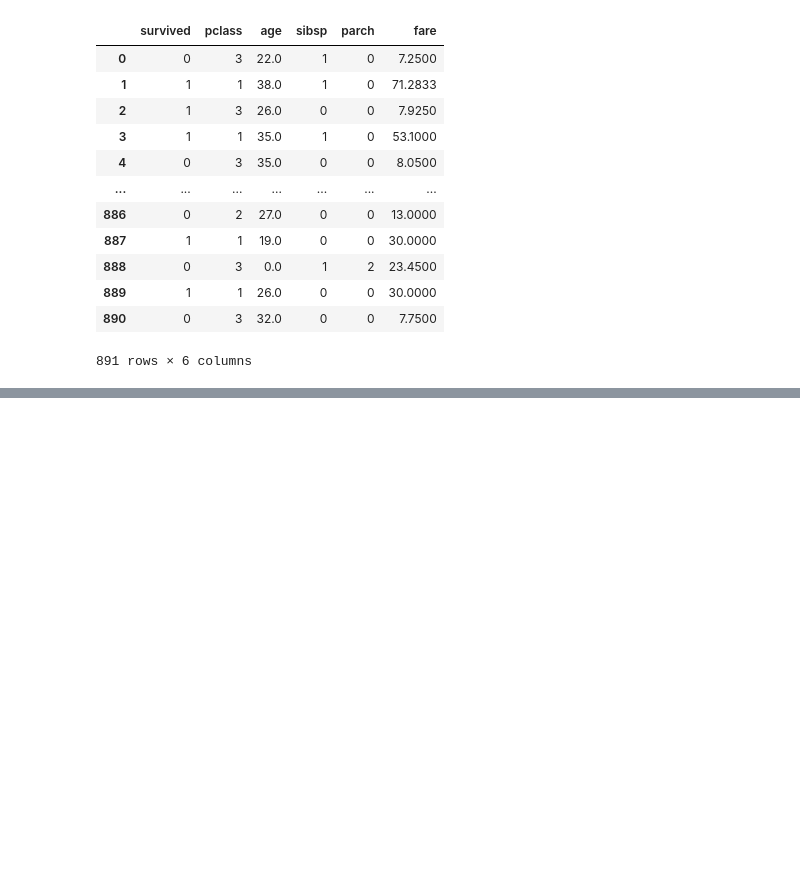
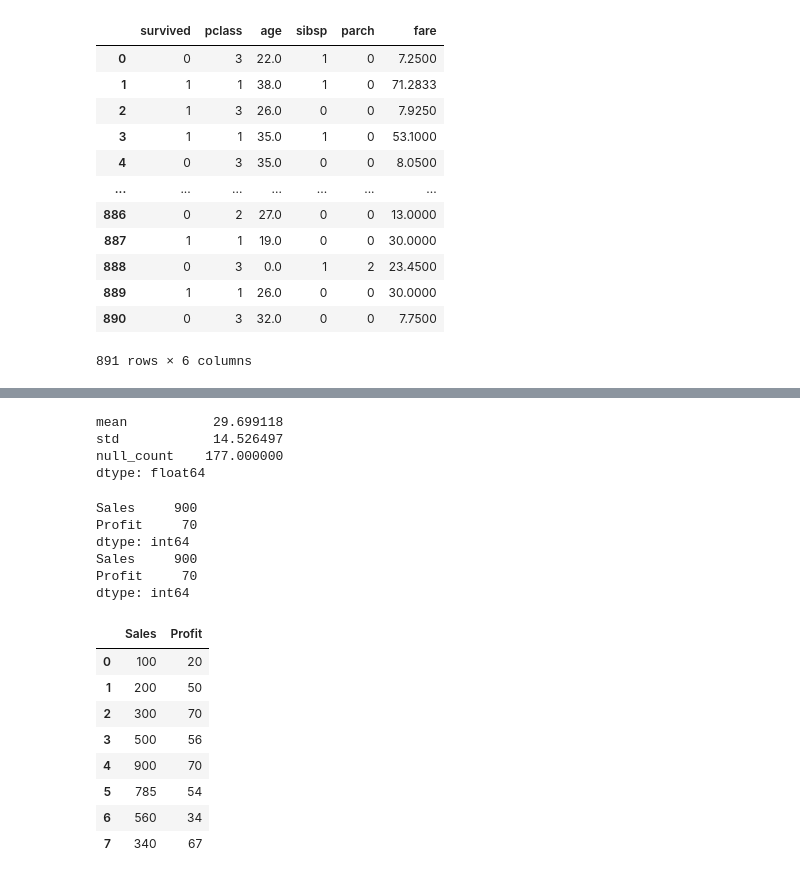
Before and after one commit to TeslimAdeyanju/studynote1-Python-for-Finance-Data-Science-My-Learning-Journey, a Jupyter notebook: 4-python-pandas/3-pandas_module_api/2-Pandas-DataFrame-User-Guide.ipynb, the cells around one changed output, grey strips where cells are left out. Cells and saved outputs as stored; diff of their text form; code cells hidden in the pictures; blank space fills up the shorter version.

```diff
--- a/4-python-pandas/3-pandas_module_api/2-Pandas-DataFrame-User-Guide.ipynb
+++ b/4-python-pandas/3-pandas_module_api/2-Pandas-DataFrame-User-Guide.ipynb
@@ -740,0 +854,35 @@ numeric_df
+# %%
+column_summary(df['age'])
+# %% [output]
+mean           29.699118
+std            14.526497
+null_count    177.000000
+dtype: float64
+# %%
+import pandas as pd
+df = pd.DataFrame({
+    'Sales': [100, 200, 300, 500, 900, 785, 560, 340],
+    'Profit': [20, 50, 70,56,70,54,34,67]
+})
+
+result = df.apply(max, axis=0)  # column-wise
+print(result)
+# %% [output]
+Sales     900
+Profit     70
+dtype: int64
+Sales     900
+Profit     70
+dtype: int64
+# %%
+df
+# %% [output]
+|  | Sales | Profit |
+| 0 | 100 | 20 |
+| 1 | 200 | 50 |
+| 2 | 300 | 70 |
+| 3 | 500 | 56 |
+| 4 | 900 | 70 |
+| 5 | 785 | 54 |
+| 6 | 560 | 34 |
+| 7 | 340 | 67 |
```
Also changed, not shown: parts of 9 cells of this notebook, 6 other files.
